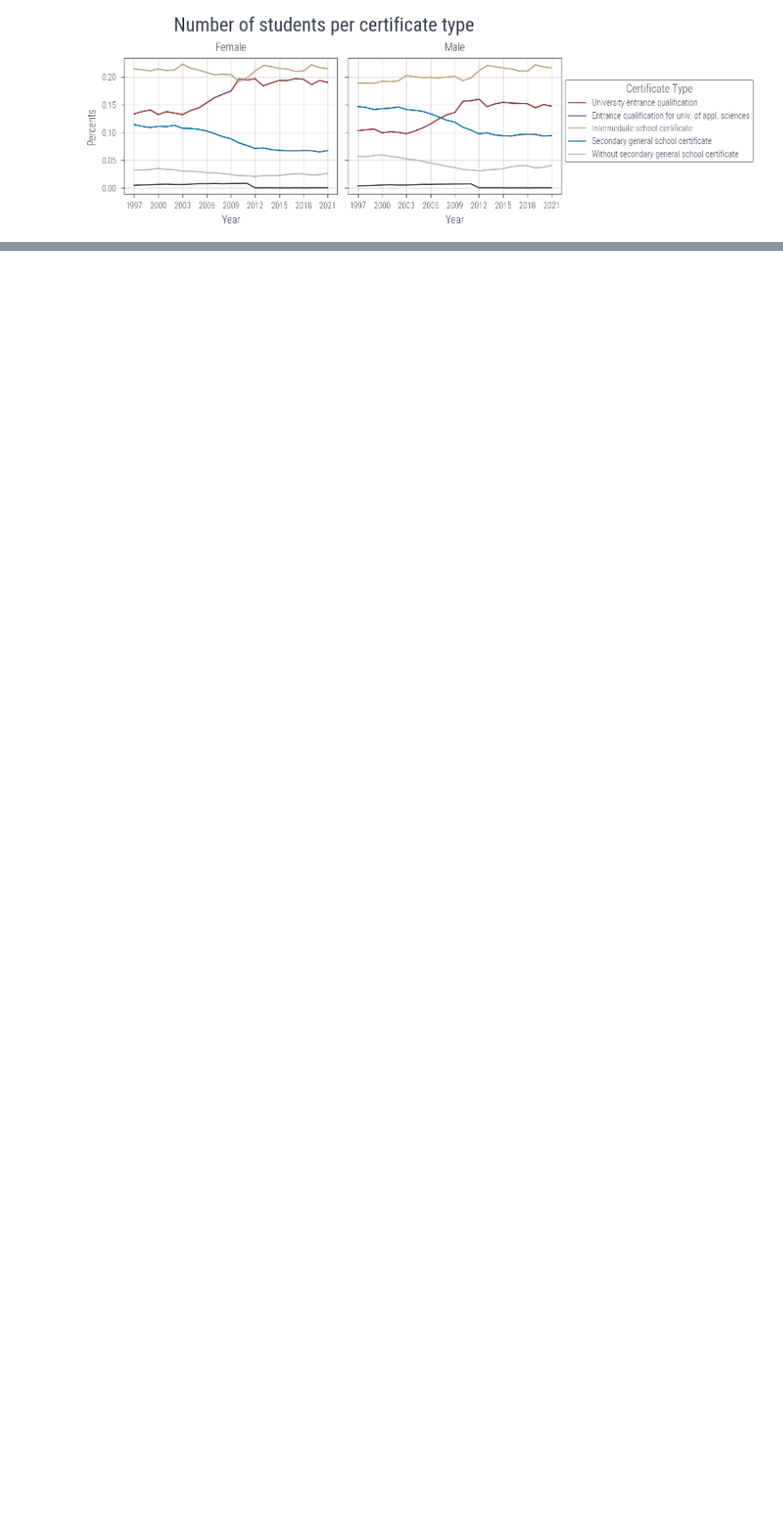
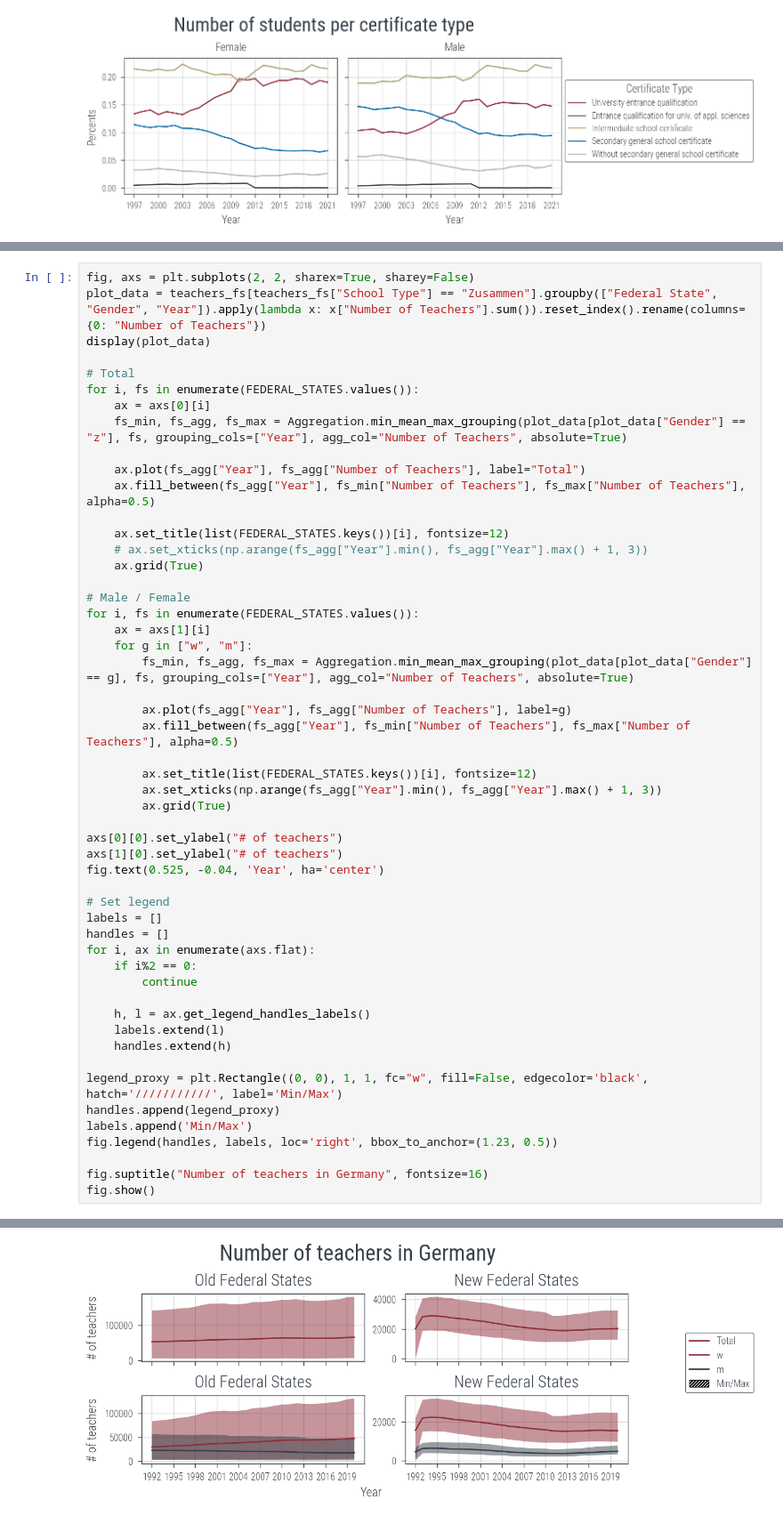
Before and after one commit to KarylReyne/DataLiteracyWS23, a Jupyter notebook: exp/TF-005-TeachersToChildren.ipynb, the cells around one changed output, grey strips where cells are left out. Shown at 89% size. Drawn from its saved outputs; the diff is of its cells as text; blank space fills up the shorter version.

```diff
--- a/exp/TF-005-TeachersToChildren.ipynb
+++ b/exp/TF-005-TeachersToChildren.ipynb
@@ -772,0 +820,53 @@ fig.suptitle("Number of students per certificate type", fontsize=16);
+# %%
+fig, axs = plt.subplots(2, 2, sharex=True, sharey=False)
+plot_data = teachers_fs[teachers_fs["School Type"] == "Zusammen"].groupby(["Federal State", "Gender", "Year"]).apply(lambda x: x["Number of Teachers"].sum()).reset_index().rename(columns={0: "Number of Teachers"})
+display(plot_data)
+
+# Total
+for i, fs in enumerate(FEDERAL_STATES.values()):
+    ax = axs[0][i]
+    fs_min, fs_agg, fs_max = Aggregation.min_mean_max_grouping(plot_data[plot_data["Gender"] == "z"], fs, grouping_cols=["Year"], agg_col="Number of Teachers", absolute=True)
+
+    ax.plot(fs_agg["Year"], fs_agg["Number of Teachers"], label="Total")
+    ax.fill_between(fs_agg["Year"], fs_min["Number of Teachers"], fs_max["Number of Teachers"], alpha=0.5)
+
+    ax.set_title(list(FEDERAL_STATES.keys())[i], fontsize=12)
+    # ax.set_xticks(np.arange(fs_agg["Year"].min(), fs_agg["Year"].max() + 1, 3))
+    ax.grid(True)
+
+# Male / Female
+for i, fs in enumerate(FEDERAL_STATES.values()):
+    ax = axs[1][i]
+    for g in ["w", "m"]:
+        fs_min, fs_agg, fs_max = Aggregation.min_mean_max_grouping(plot_data[plot_data["Gender"] == g], fs, grouping_cols=["Year"], agg_col="Number of Teachers", absolute=True)
+
+        ax.plot(fs_agg["Year"], fs_agg["Number of Teachers"], label=g)
+        ax.fill_between(fs_agg["Year"], fs_min["Number of Teachers"], fs_max["Number of Teachers"], alpha=0.5)
+
+        ax.set_title(list(FEDERAL_STATES.keys())[i], fontsize=12)
+        ax.set_xticks(np.arange(fs_agg["Year"].min(), fs_agg["Year"].max() + 1, 3))
+        ax.grid(True)
+
+axs[0][0].set_ylabel("# of teachers")
+axs[1][0].set_ylabel("# of teachers")
+fig.text(0.525, -0.04, 'Year', ha='center')
+
+# Set legend
+labels = []
+handles = []
+for i, ax in enumerate(axs.flat):
+    if i%2 == 0:
+        continue
+
+    h, l = ax.get_legend_handles_labels()
+    labels.extend(l)
+    handles.extend(h)
+
+legend_proxy = plt.Rectangle((0, 0), 1, 1, fc="w", fill=False, edgecolor='black', hatch='///////////', label='Min/Max')
+handles.append(legend_proxy)
+labels.append('Min/Max')
+fig.legend(handles, labels, loc='right', bbox_to_anchor=(1.23, 0.5))
+
+fig.suptitle("Number of teachers in Germany", fontsize=16)
+fig.show()
+# %% [output]
@@ -772,0 +886 @@ fig.suptitle("Number of students per certificate type", fontsize=16);
+[figure, added]
```
Also changed, not shown: parts of 32 cells of this notebook.
